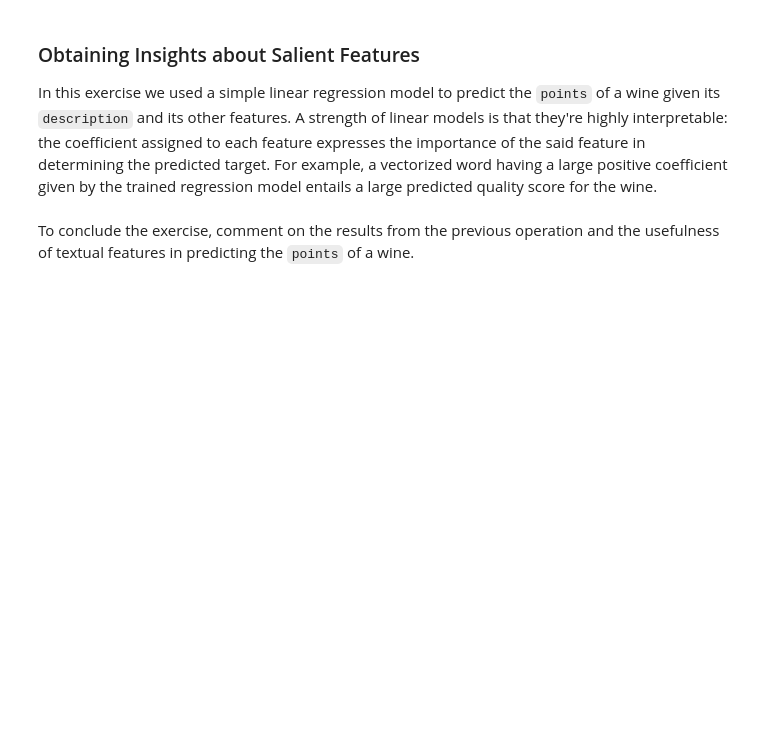
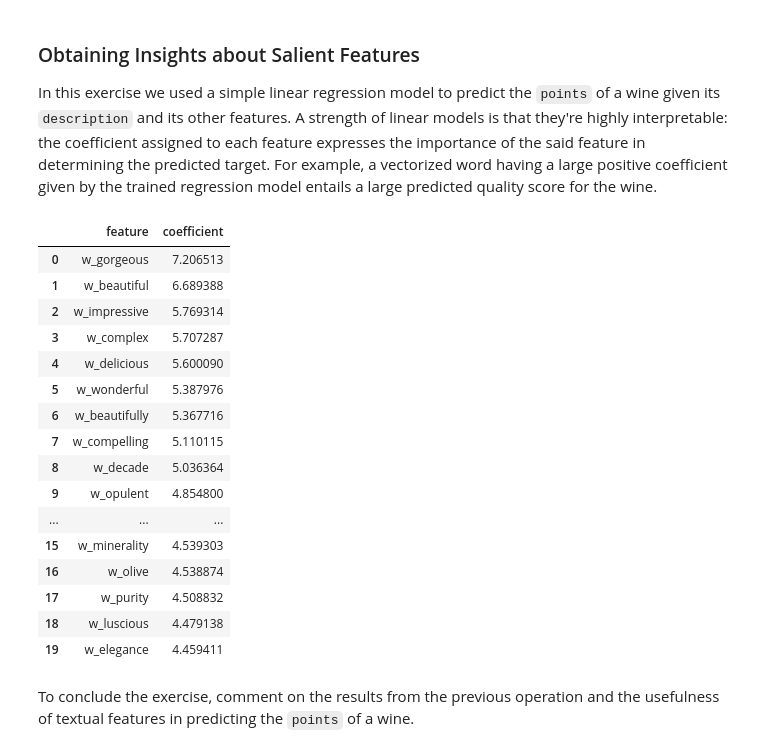
Before and after one commit to matildecmp/IK-NLP-Portfolios, a Jupyter notebook: notebooks/W4E_NonTextual_Information.ipynb, the cells around one changed output. Drawn from its saved outputs; the diff is of its cells as text; code cells hidden in the pictures; blank space fills up the shorter version.

```diff
--- a/notebooks/W4E_NonTextual_Information.ipynb
+++ b/notebooks/W4E_NonTextual_Information.ipynb
@@ -224,9 +222,23 @@ Now that all the data is ready to be processed, create two Pandas dataframes to
 
 Finally, you will train a simple linear model using the `fit` method of an instance of the [`LinearRegression`](https://scikit-learn.org/stable/modules/generated/sklearn.linear_model.LinearRegression.html) model, which fits a regular least-squares linear regression to the features. A regression model is simply a function that takes a set of numeric values, called **features**, as input, and returns an output score. Fitting a model is the process of finding the right parameters, called **weights**, to map the input features to the output targets.
 # %%
-# TODO: Create the features and target dataframes for the train split
-features = None
-target = None
+# Create the features and target dataframes for the train split
+
+features = pd.concat(
+    [
+        train_df[["price"]],
+        text_vectors,
+        country_train,
+        province_train,
+        variety_train
+    ],
+    axis=1
+)
+
+target = train_df["points"]
+
+print("Features shape:", features.shape)
+print("Target shape:", target.shape)
 
 from sklearn.linear_model import LinearRegression
 
@@ -296,10 +357,39 @@ In this exercise we used a simple linear regression model to predict the `points
 # %%
 # Get the indices of the top 500 features
 top_scores = selector.scores_.argsort()[-500:]
 labels = [features.columns[i] for i in sorted(top_scores)]
 
-# TODO: Build and print a dataframe containing the top 500 features
+# Build and print a dataframe containing the top 500 features
 # and their respective coefficients, sorted from highest to lowest
 # Coefficients can be accessed as regressor.coef_[0]
+
+selected_coefs = regressor.coef_[selector.get_support()]
+
+top_features_df = pd.DataFrame({
+    "feature": labels,
+    "coefficient": selected_coefs
+})
+
+top_features_df = top_features_df.sort_values(by="coefficient", ascending=False).reset_index(drop=True)
+
+top_features_df.head(20)
+# %% [output]
+|  | feature | coefficient |
+| 0 | w_gorgeous | 7.206513 |
+| 1 | w_beautiful | 6.689388 |
+| 2 | w_impressive | 5.769314 |
+| 3 | w_complex | 5.707287 |
+| 4 | w_delicious | 5.600090 |
+| 5 | w_wonderful | 5.387976 |
+| 6 | w_beautifully | 5.367716 |
+| 7 | w_compelling | 5.110115 |
+| 8 | w_decade | 5.036364 |
+| 9 | w_opulent | 4.854800 |
+| ... | ... | ... |
+| 15 | w_minerality | 4.539303 |
+| 16 | w_olive | 4.538874 |
+| 17 | w_purity | 4.508832 |
+| 18 | w_luscious | 4.479138 |
+| 19 | w_elegance | 4.459411 |
 # %% [markdown]
 To conclude the exercise, comment on the results from the previous operation and the usefulness of textual features in predicting the `points` of a wine.
```
Also changed, not shown: parts of 9 cells of this notebook.
